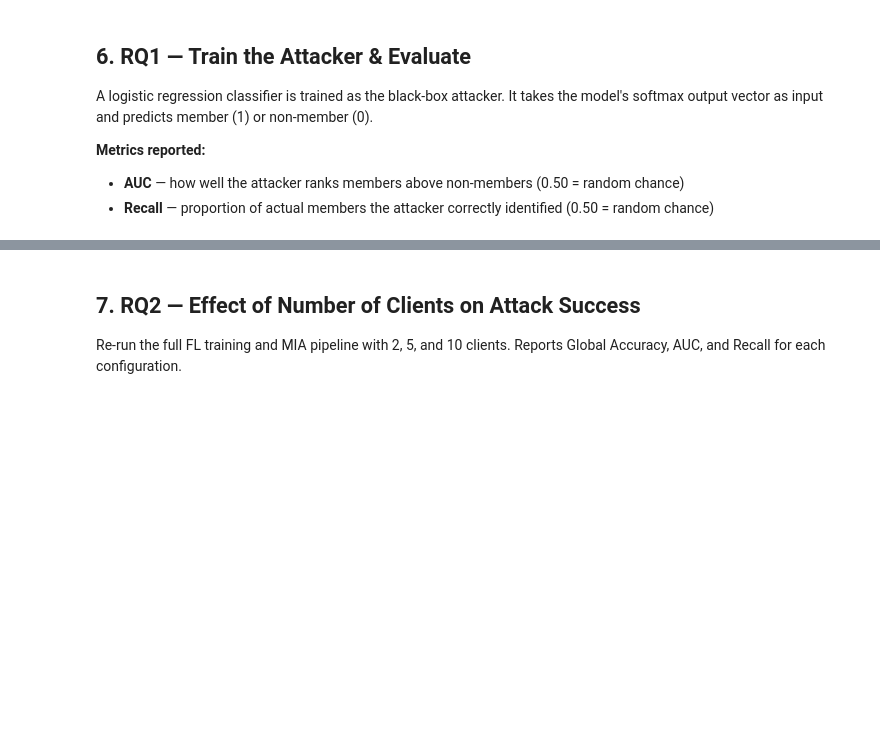
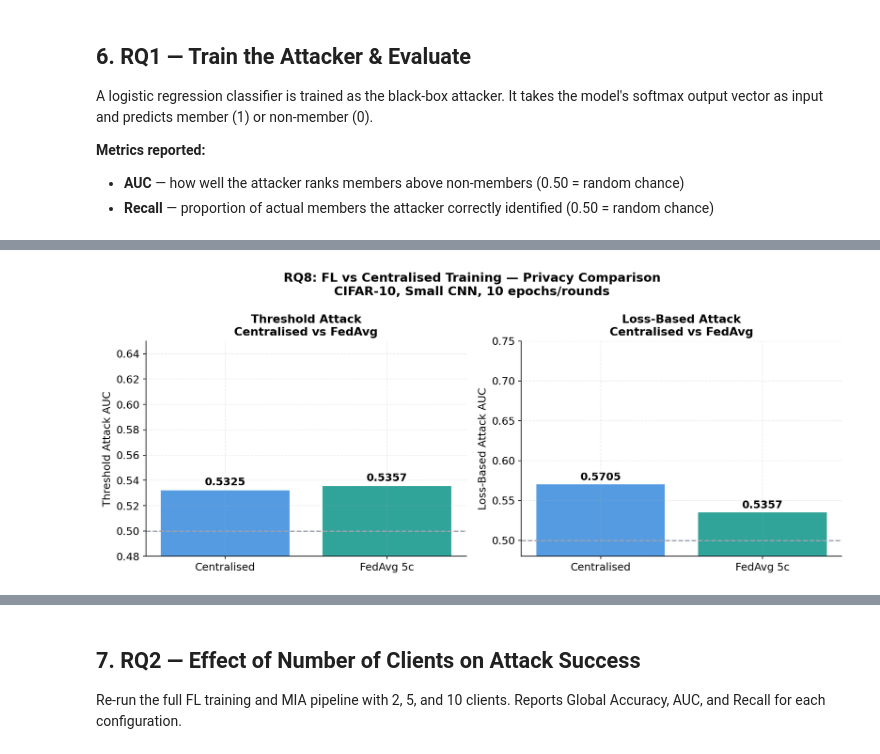
Before and after one commit to Abdak-Yussuf/black-box-mia-federated-learning, a Jupyter notebook: notebooks/01_cifar10_experiments.ipynb, the cells around one changed output, grey strips where cells are left out. Cells and saved outputs as stored; diff of their text form; code cells hidden in the pictures; blank space fills up the shorter version.

Commit message:
Add RQ8 FL vs centralised comparison — new figure, updated notebooks and LaTeX

```diff
--- a/notebooks/01_cifar10_experiments.ipynb
+++ b/notebooks/01_cifar10_experiments.ipynb
@@ -430,0 +442,91 @@ print(f"RQ1 — Threshold: {auc_threshold:.4f} | Loss: {auc_loss:.4f}")
+# %%
+# ── RQ8: Centralised Training Baseline ───────────────────────────────────────
+from sklearn.metrics import roc_auc_score, roc_curve
+
+print('Training centralised model on full CIFAR-10 (no FL)...')
+
+central_model = build_model(NUM_CLASSES, complexity='small')
+central_model.compile(
+    optimizer=keras.optimizers.Adam(LEARNING_RATE),
+    loss='sparse_categorical_crossentropy',
+    metrics=['accuracy']
+)
+history_central = central_model.fit(
+    x_train, y_train,
+    epochs=NUM_ROUNDS,
+    batch_size=BATCH_SIZE,
+    validation_data=(x_test, y_test),
+    verbose=1
+)
+_, central_acc = central_model.evaluate(x_test, y_test, verbose=0)
+print(f'Centralised model accuracy: {central_acc:.4f}')
+
+# ── Attack the centralised model ─────────────────────────────────────────────
+rng_c      = np.random.default_rng(RANDOM_SEED)
+m_idx_c    = rng_c.choice(len(x_train), size=5000, replace=False)
+nm_idx_c   = rng_c.choice(len(x_test),  size=5000, replace=False)
+
+m_probs_c  = central_model.predict(x_train[m_idx_c],  batch_size=256, verbose=0)
+nm_probs_c = central_model.predict(x_test[nm_idx_c],  batch_size=256, verbose=0)
+
+X_c = np.vstack([m_probs_c, nm_probs_c])
+y_c = np.array([1]*5000 + [0]*5000)
+
+# Threshold attack
+auc_threshold_c = roc_auc_score(y_c, np.max(X_c, axis=1))
+
+# Loss-based attack
+epsilon_c    = 1e-10
+m_losses_c   = -np.log(m_probs_c[np.arange(5000), y_train[m_idx_c].astype(int)] + epsilon_c)
+nm_losses_c  = -np.log(nm_probs_c[np.arange(5000), y_test[nm_idx_c].astype(int)] + epsilon_c)
+all_losses_c = np.concatenate([m_losses_c, nm_losses_c])
+auc_loss_c   = roc_auc_score(y_c, -all_losses_c)
+
+# ── Comparison Table ─────────────────────────────────────────────────────────
+print('\n' + '═' * 65)
+print('RQ8: FL vs Centralised Training — CIFAR-10 Attack Comparison')
+print('═' * 65)
+print(f'  {"Setting":<35} {"Global Acc":>10} {"Threshold":>10} {"Loss AUC":>10}')
+print(f'  {"-"*65}')
+print(f'  {"Centralised (single node)":<35} {central_acc:>10.4f} {auc_threshold_c:>10.4f} {auc_loss_c:>10.4f}')
+print(f'  {"FedAvg 5 clients (IID)":<35} {global_acc:>10.4f} {auc_threshold:>10.4f} {auc_loss:>10.4f}')
+print('═' * 65)
+print(f'\n  FL Privacy Gain (Loss AUC reduction): {auc_loss_c - auc_loss:+.4f}')
+print(f'  Positive = centralised leaks more, Negative = FL leaks more')
+
+# ── Figure: Comparison Bar Chart ─────────────────────────────────────────────
+fig, axes = plt.subplots(1, 2, figsize=(12, 5))
+
+settings       = ['Centralised', 'FedAvg 5c']
+threshold_aucs = [auc_threshold_c, auc_threshold]
+loss_aucs      = [auc_loss_c, auc_loss]
+colors         = [BLUE, TEAL]
+
+bars1 = axes[0].bar(settings, threshold_aucs, color=colors, alpha=0.85, edgecolor='white')
+for bar, v in zip(bars1, threshold_aucs):
+    axes[0].text(bar.get_x() + bar.get_width()/2, v + 0.002,
+                 f'{v:.4f}', ha='center', va='bottom', fontsize=12, fontweight='bold')
+axes[0].axhline(0.50, **RANDOM_LINE)
+axes[0].set_ylabel('Threshold Attack AUC', fontsize=12)
+axes[0].set_title('Threshold Attack\nCentralised vs FedAvg', fontsize=13, fontweight='bold')
+axes[0].set_ylim(0.48, 0.65)
+
+bars2 = axes[1].bar(settings, loss_aucs, color=colors, alpha=0.85, edgecolor='white')
+for bar, v in zip(bars2, loss_aucs):
+    axes[1].text(bar.get_x() + bar.get_width()/2, v + 0.002,
+                 f'{v:.4f}', ha='center', va='bottom', fontsize=12, fontweight='bold')
+axes[1].axhline(0.50, **RANDOM_LINE)
+axes[1].set_ylabel('Loss-Based Attack AUC', fontsize=12)
+axes[1].set_title('Loss-Based Attack\nCentralised vs FedAvg', fontsize=13, fontweight='bold')
+axes[1].set_ylim(0.48, 0.75)
+
+plt.suptitle('RQ8: FL vs Centralised Training — Privacy Comparison\nCIFAR-10, Small CNN, 10 epochs/rounds',
+             fontsize=14, fontweight='bold')
+plt.tight_layout()
+plt.savefig(os.path.join(OUTPUT_DIR, 'rq8_fl_vs_centralised.png'), dpi=150, bbox_inches='tight')
+plt.show()
+
+from google.colab import files
+files.download(os.path.join(OUTPUT_DIR, 'rq8_fl_vs_centralised.png'))
+print('Done')
+# %% [output]
@@ -430,0 +550 @@ print(f"RQ1 — Threshold: {auc_threshold:.4f} | Loss: {auc_loss:.4f}")
+[figure, added]
```
Also changed, not shown: parts of 13 cells of this notebook, 5 other files.
